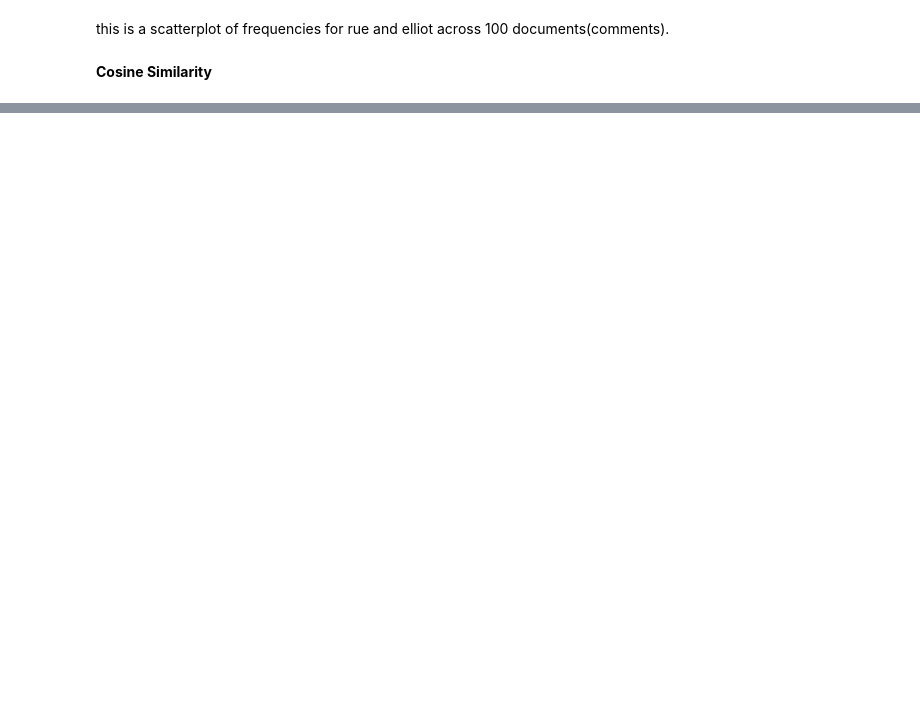
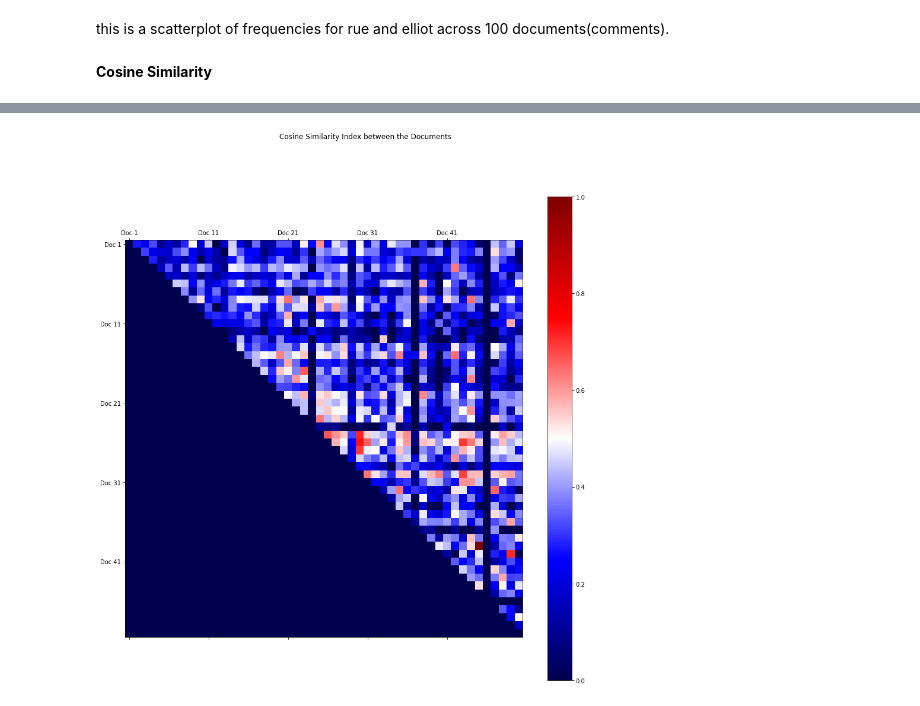
Before and after one commit to labouz/r-euphoria-tm, a Jupyter notebook: py/eda.ipynb, the cells around one changed output, grey strips where cells are left out. Saved outputs shown, nothing was run; the diff lists cells and outputs as text; code cells hidden in the pictures; blank space fills up the shorter version.

```diff
--- a/py/eda.ipynb
+++ b/py/eda.ipynb
@@ -267,0 +312,42 @@ plt.show()
+# %%
+# Activate numpy
+import numpy as np
+
+# Save the similarity index between the documents
+def pair(s):
+    for i, v1 in enumerate(s):
+        for j in range(i+1, len(s)):
+            yield [v1, s[j]]
+# %%
+#  calculate similiarity index for each document
+dic={}
+for (a,b) in list(pair(term_document_matrix2.columns)):
+  dic[(a,b)] = cosine_similarity(term_document_matrix2[a].tolist(), term_document_matrix2[b].tolist())
+
+# Print the cosine similarity index
+# print(dic)
+# %%
+documents= ['Doc ' + str(i) for i in range(1, 51)]
+final_df = pd.DataFrame(np.asarray([[(dic[(x,y)] if (x,y) in dic else 0) for y in documents] for x in documents]))
+final_df.columns =  documents
+final_df.index = documents
+
+import matplotlib.pyplot as plt
+fig, ax = plt.subplots(figsize=(15,15))
+ax.set_xticks(np.arange(len(documents)))
+ax.set_yticks(np.arange(len(documents)))
+ax.set_xticklabels(documents)
+ax.set_yticklabels(documents)
+# for (i, j), z in np.ndenumerate(final_df):
+#   if z != 0 :
+#     ax.text(j, i, '{:0.2f}'.format(z), ha='center', va='center',
+#             bbox=dict(boxstyle='round', facecolor='white', edgecolor='0.3'))
+#   else:
+#     None
+fig.suptitle('Cosine Similarity Index between the Documents')
+# show legend
+ax.matshow(final_df, cmap='seismic')
+fig.colorbar(mappable=ax.matshow(final_df, cmap='seismic'))
+plt.show()
+# %% [output]
+[figure, added]
```
Also changed, not shown: parts of 12 cells of this notebook.
